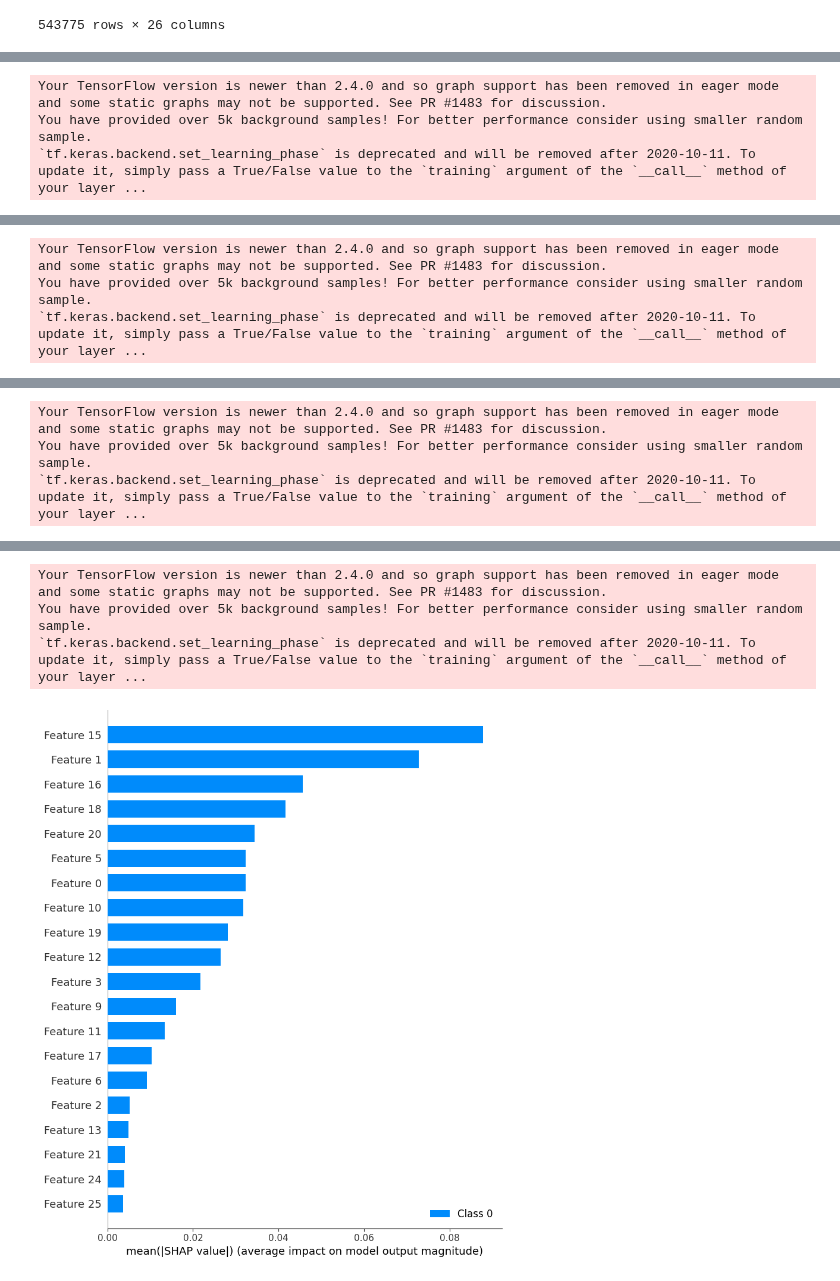
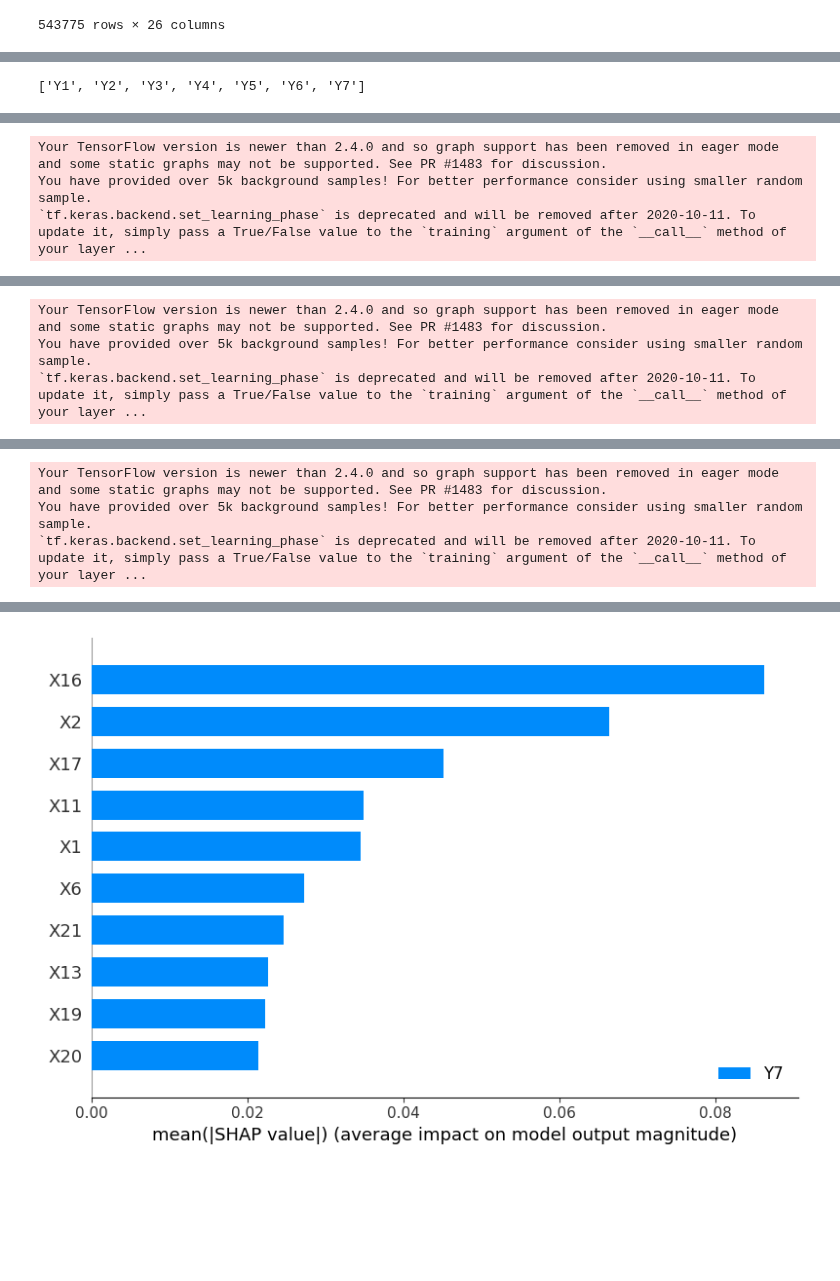
Before and after one commit to MRifqiFz/project-ednn, a Jupyter notebook: Code/Final Code/Feature Importance (Keras).ipynb, the cells around one changed output, grey strips where cells are left out. Drawn from its saved outputs; the diff is of its cells as text; code cells hidden in the pictures; blank space fills up the shorter version.

```diff
--- a/Code/Final Code/Feature Importance (Keras).ipynb
+++ b/Code/Final Code/Feature Importance (Keras).ipynb
@@ -98,7 +98,15 @@ Epoch 5/5
+# %%
+features = df.iloc[:, :26].columns
+labels = df.iloc[:, 26:].columns.to_list()
+labels
+# %% [output]
+['Y1', 'Y2', 'Y3', 'Y4', 'Y5', 'Y6', 'Y7']
 # %%
 for i in range(7):
+    X_train, X_test, y_train, y_test = train_test_split(X, y.iloc[:, i], test_size = 0.2, random_state=1)
     newModel = tf.keras.models.load_model(f'Results/ModelLabel_{i}.h5')
     explainer = shap.DeepExplainer(newModel, X_train.to_numpy())
     shap_values = explainer.shap_values(X_test.to_numpy()[:1000])
-    shap.summary_plot(shap_values, X_test.to_numpy()[:1000])
+    shap.summary_plot(shap_values, X_test.to_numpy()[:1000], class_names=labels, feature_names=features, max_display=10)
+    labels.pop(0)
 # %% [output]
@@ -129,4 +137 @@ You have provided over 5k background samples! For better performance consider us
-Your TensorFlow version is newer than 2.4.0 and so graph support has been removed in eager mode and some static graphs may not be supported. See PR #1483 for discussion.
-You have provided over 5k background samples! For better performance consider using smaller random sample.
-`tf.keras.backend.set_learning_phase` is deprecated and will be removed after 2020-10-11. To update it, simply pass a True/False value to the `training` argument of the `__call__` method of your layer ...
-[figure, old version]
+[figure, new version]
```
Also changed, not shown: parts of 3 cells of this notebook.
